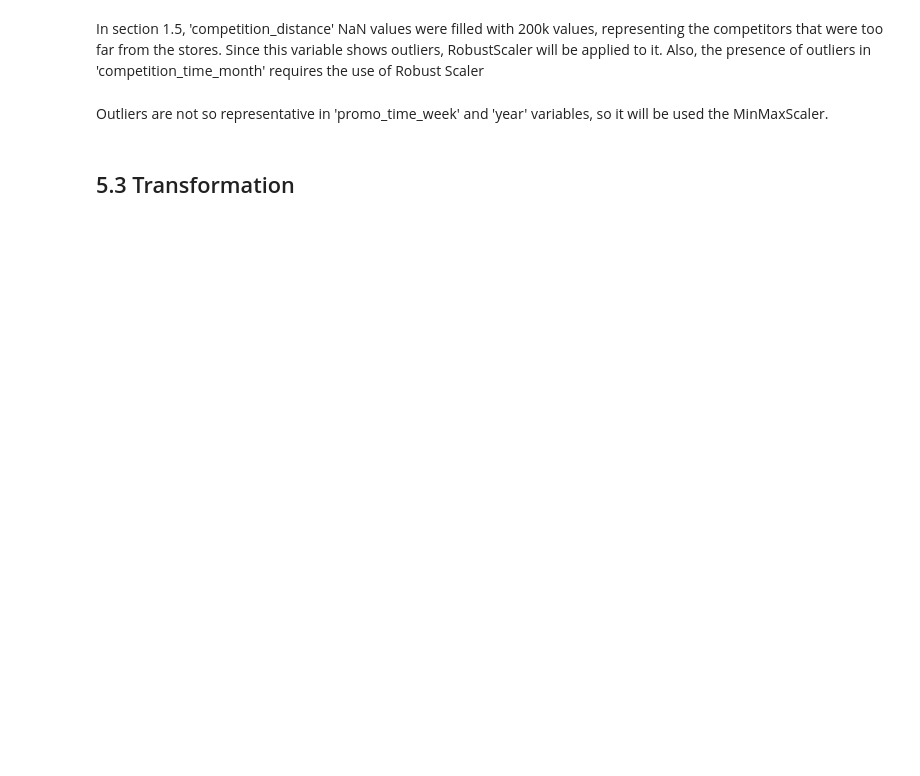
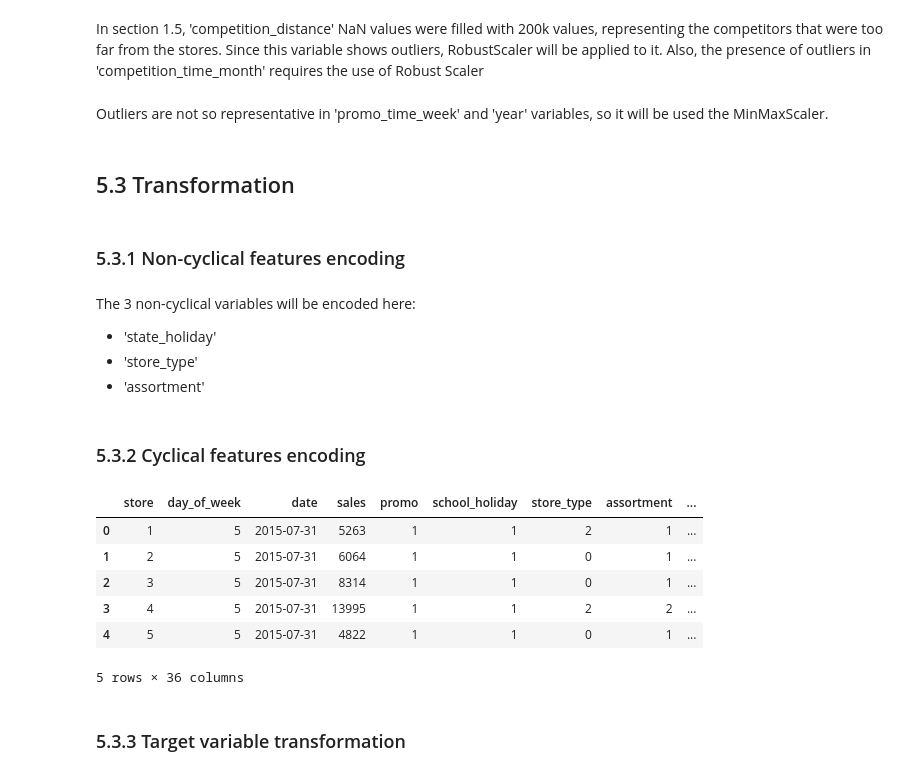
Before and after one commit to diegodinizf/Rossman-Sales, a Jupyter notebook: rossmann-sales-notebook.ipynb, the cells around one changed output. Drawn from its saved outputs; the diff is of its cells as text; code cells hidden in the pictures; blank space fills up the shorter version.

```diff
--- a/rossmann-sales-notebook.ipynb
+++ b/rossmann-sales-notebook.ipynb
@@ -835,2 +831,53 @@ df5['year'] = mms.fit_transform( df5[['year']].values)
 # %% [markdown]
 ## 5.3 Transformation
+# %% [markdown]
+### 5.3.1 Non-cyclical features encoding
+# %% [markdown]
+The 3 non-cyclical variables will be encoded here:
+- 'state_holiday'
+- 'store_type'
+- 'assortment'
+# %%
+# state holiday - One Hot Encoding: great work for 'states', such as holidays
+df5 = pd.get_dummies(df5,prefix=['state_holiday'], columns=['state_holiday'])
+
+# store type - Label Encoding: works for categories that without any specific magnitude
+le = LabelEncoder()
+df5['store_type'] = le.fit_transform(df5['store_type'])
+
+# assortment - Ordinal Encoding: works fot categories with manigtude order.
+assortment_dict = {'basic':1,
+                   'extended':2,
+                   'extra':3}
+
+df5['assortment'] = df5['assortment'].map(assortment_dict)
+# %% [markdown]
+### 5.3.2 Cyclical features encoding
+# %%
+# day of week
+df5['day_of_week_sin'] = df5['day_of_week'].apply(lambda x: np.sin(x*(2*np.pi/7)))
+df5['day_of_week_cos'] = df5['day_of_week'].apply(lambda x: np.cos(x*(2*np.pi/7)))
+
+# month
+df5['month_sin'] = df5['month'].apply(lambda x: np.sin(x*(2*np.pi/12)))
+df5['month_cos'] = df5['month'].apply(lambda x: np.cos(x*(2*np.pi/12)))
+
+# day
+df5['day_sin'] = df5['day'].apply(lambda x: np.sin(x*(2*np.pi/30)))
+df5['day_cos'] = df5['day'].apply(lambda x: np.cos(x*(2*np.pi/30)))
+
+# week of year
+df5['week_of_year_sin'] = df5['week_of_year'].apply(lambda x: np.sin(x*(2*np.pi/52)))
+df5['week_of_year_cos'] = df5['week_of_year'].apply(lambda x: np.cos(x*(2*np.pi/52)))
+# %%
+df5.head()
+# %% [output]
+|  | store | day_of_week | date | sales | promo | school_holiday | store_type | assortment | ... |
+| 0 | 1 | 5 | 2015-07-31 | 5263 | 1 | 1 | 2 | 1 | ... |
+| 1 | 2 | 5 | 2015-07-31 | 6064 | 1 | 1 | 0 | 1 | ... |
+| 2 | 3 | 5 | 2015-07-31 | 8314 | 1 | 1 | 0 | 1 | ... |
+| 3 | 4 | 5 | 2015-07-31 | 13995 | 1 | 1 | 2 | 2 | ... |
+| 4 | 5 | 5 | 2015-07-31 | 4822 | 1 | 1 | 0 | 1 | ... |
+5 rows × 36 columns
+# %% [markdown]
+### 5.3.3 Target variable transformation
```
Also changed, not shown: parts of 4 cells of this notebook.
